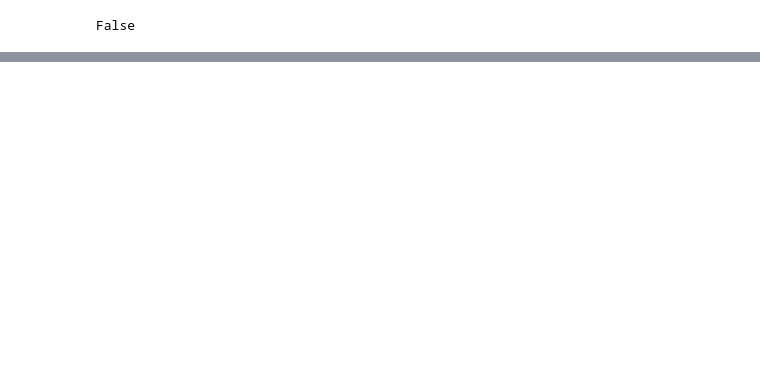
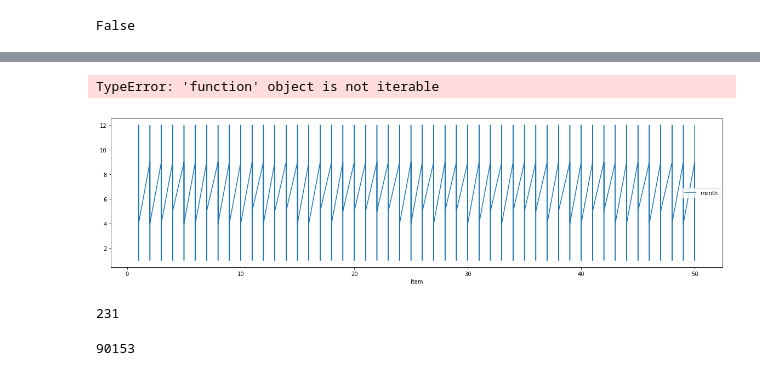
Before and after one commit to jumaighazal/Sales-Forecast, a Jupyter notebook: Untitled1.ipynb, the cells around one changed output, grey strips where cells are left out. Cells and saved outputs as stored; diff of their text form; code cells hidden in the pictures; blank space fills up the shorter version.

```diff
--- a/Untitled1.ipynb
+++ b/Untitled1.ipynb
@@ -621,0 +95,18 @@ Most of the shops have similar sell rate, but 3 of them have a much higher rate,
+# %%
+# plot items against month
+year_2017.sort_values('item', ascending=True).plot.line(x='item', y='month', figsize=(20, 5))
+fig, ax = plt.subplots
+plt.show()
+# %% [output]
+TypeError: 'function' object is not iterable
+[figure, added]
+# %%
+#what was the largest sales entry?
+year_2017['sales'].max()
+# %% [output]
+231
+# %%
+#How many sales of item 1 are recorded in total?
+year_2017['sales'][year_2017['item']== 1].sum()
+# %% [output]
+90153
```
Also changed, not shown: parts of 121 cells of this notebook.
